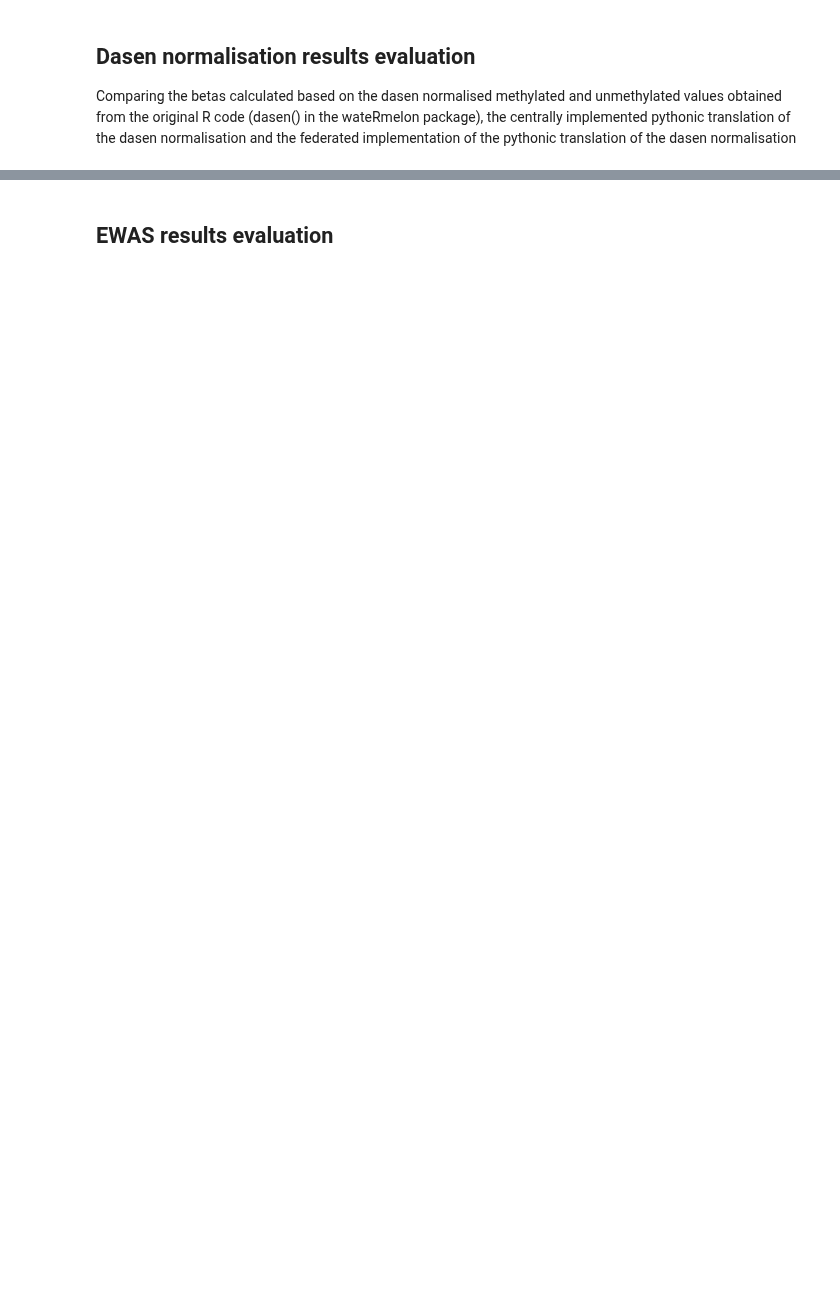
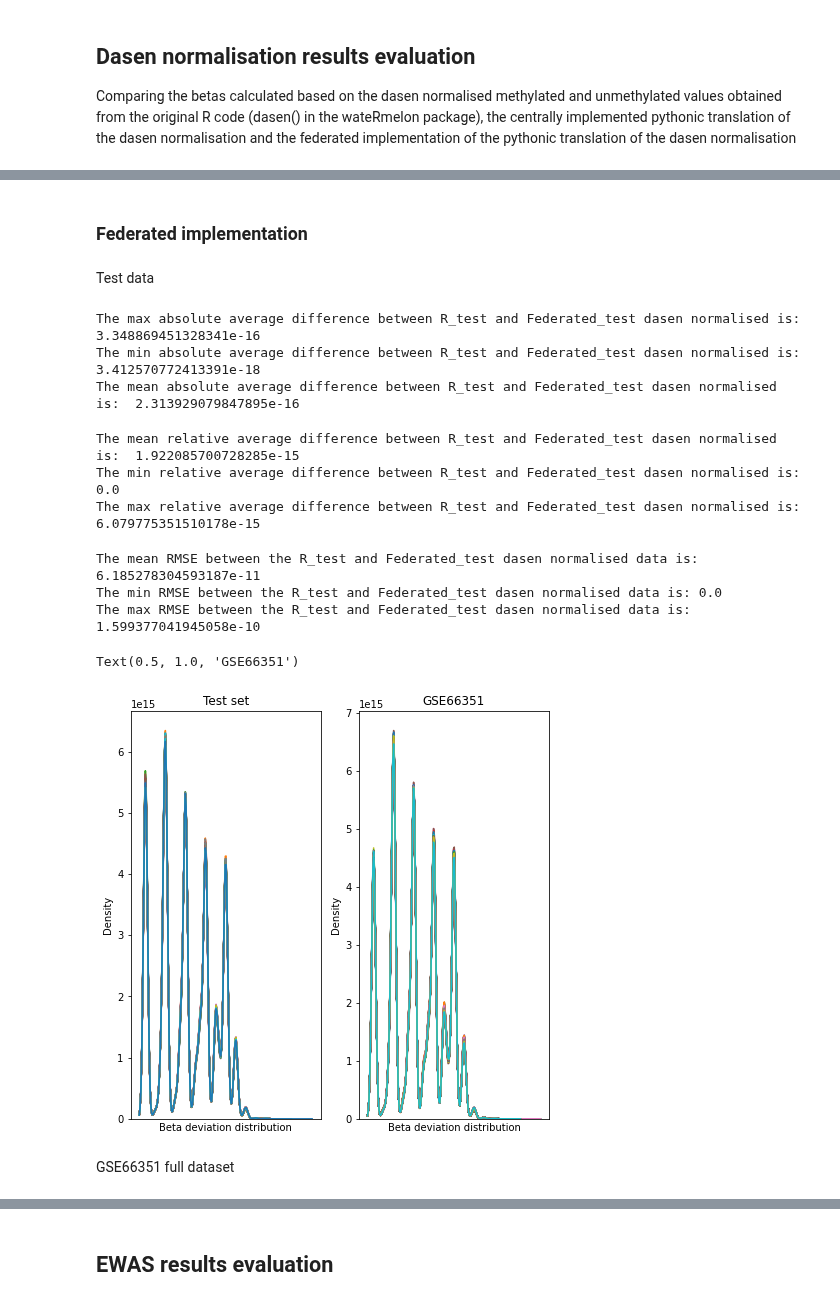
Before and after one commit to Waterkers/Federated_Differential_Methylation_Analysis, a Jupyter notebook: Evaluations/r_vs_python_test.ipynb, the cells around one changed output, grey strips where cells are left out. Drawn from its saved outputs; the diff is of its cells as text; code cells hidden in the pictures; blank space fills up the shorter version.

Commit message:
add code to make the divation distribution plot

```diff
--- a/Evaluations/r_vs_python_test.ipynb
+++ b/Evaluations/r_vs_python_test.ipynb
@@ -14,0 +19,12 @@ Federated_dasen = None
+# %%
+Federated_dasen = pd.merge(Federated_dasen1, Federated_dasen2, how="left", left_index=True, right_index=True)
+Federated_dasen = pd.merge(Federated_dasen, Federated_dasen3, how="left", left_index=True, right_index=True)
+Federated_dasen = Federated_dasen[R_dasen.columns]
+# %%
+#test data performance metrics
+r_das_test = pd.read_csv("E:\\Msc Systems Biology\\MSB5000_Master_Thesis\\Practical work\\Federated_Differential_Methylation_Analysis\\Fed_test\\rNorm_test_betas.csv", index_col =0)
+fed_das_test1 = pd.read_csv("E:\\Msc Systems Biology\\MSB5000_Master_Thesis\\Practical work\\Federated_Differential_Methylation_Analysis\\Fed_test\\split1_betas.csv", index_col=0)
+fed_das_test2 = pd.read_csv("E:\\Msc Systems Biology\\MSB5000_Master_Thesis\\Practical work\\Federated_Differential_Methylation_Analysis\\Fed_test\\split2_betas.csv", index_col=0)
+fed_das_test3 = pd.read_csv("E:\\Msc Systems Biology\\MSB5000_Master_Thesis\\Practical work\\Federated_Differential_Methylation_Analysis\\Fed_test\\split3_betas.csv", index_col=0)
+fed_das_test = pd.merge(fed_das_test1, fed_das_test2, how="inner", left_index=True, right_index=True)
+fed_das_test = pd.merge(fed_das_test, fed_das_test3, how="inner", left_index=True, right_index=True)
@@ -14,0 +61,62 @@ Federated_dasen = None
+# %% [markdown]
+### Federated implementation
+# %% [markdown]
+Test data
+# %%
+# absolute difference between the beta values
+if np.all(r_das_test.index == fed_das_test.index):
+    dasen_test_diff_federated = pd.Series.abs(r_das_test - fed_das_test)
+else: print("different probes in the two dataframes")
+
+average_absolute_diff_test_dasen = dasen_test_diff_federated.mean(axis = 1)
+print("The max absolute average difference between R_test and Federated_test dasen normalised is: ", average_absolute_diff_test_dasen.max())
+print("The min absolute average difference between R_test and Federated_test dasen normalised is: ", average_absolute_diff_test_dasen.min())
+print("The mean absolute average difference between R_test and Federated_test dasen normalised is: ", average_absolute_diff_test_dasen.mean())
+# %% [output]
+The max absolute average difference between R_test and Federated_test dasen normalised is:  3.348869451328341e-16
+The min absolute average difference between R_test and Federated_test dasen normalised is:  3.412570772413391e-18
+The mean absolute average difference between R_test and Federated_test dasen normalised is:  2.313929079847895e-16
+# %%
+print("The mean relative average difference between R_test and Federated_test dasen normalised is: ", np.mean((pd.Series.abs((r_das_test - fed_das_test))/r_das_test).max(axis = 1)))
+print("The min relative average difference between R_test and Federated_test dasen normalised is: ", np.min(((pd.Series.abs(r_das_test - fed_das_test)/r_das_test).min(axis = 1))))
+print("The max relative average difference between R_test and Federated_test dasen normalised is: ", np.max(((pd.Series.abs(r_das_test - fed_das_test)/r_das_test).max(axis = 1))))
+# %% [output]
+The mean relative average difference between R_test and Federated_test dasen normalised is:  1.922085700728285e-15
+The min relative average difference between R_test and Federated_test dasen normalised is:  0.0
+The max relative average difference between R_test and Federated_test dasen normalised is:  6.079775351510178e-15
+# %%
+# root mean square error between the pythonic/federated beta values and the r beta values (used as ground truth values)
+#RSEM_probe = np.sqrt(pd.DataFrame.abs((r_das_test - fed_das_test).sum(axis=1)/len(r_das_test))) #for each probe
+print("The mean RMSE between the R_test and Federated_test dasen normalised data is:", np.sqrt(pd.DataFrame.abs((r_das_test - fed_das_test).sum(axis=1)/len(r_das_test))).mean())
+print("The min RMSE between the R_test and Federated_test dasen normalised data is:", np.sqrt(pd.DataFrame.abs((r_das_test - fed_das_test).sum(axis=1)/len(r_das_test))).min())
+print("The max RMSE between the R_test and Federated_test dasen normalised data is:", np.sqrt(pd.DataFrame.abs((r_das_test - fed_das_test).sum(axis=1)/len(r_das_test))).max())
+# %% [output]
+The mean RMSE between the R_test and Federated_test dasen normalised data is: 6.185278304593187e-11
+The min RMSE between the R_test and Federated_test dasen normalised data is: 0.0
+The max RMSE between the R_test and Federated_test dasen normalised data is: 1.599377041945058e-10
+# %%
+import matplotlib.pyplot as plt
+import seaborn as sns
+#r and fed beta deviation desity distribution plot
+# absolute difference between the beta values
+if np.all(r_das_test.index == fed_das_test.index):
+    dasen_test_diff_federated = pd.Series.abs(r_das_test - fed_das_test)
+else: print("different probes in the two dataframes")
+if np.all(R_dasen.index == Federated_dasen.index):
+    dasen_diff_federated = pd.Series.abs(R_dasen - Federated_dasen)
+else: print("different probes in the two dataframes")
+n,m = dasen_test_diff_federated.shape
+fig, (ax1, ax2) = plt.subplots(nrows=1, ncols=2, figsize=(7.5,7.5))
+for sample in dasen_test_diff_federated.columns.values:
+    sns.kdeplot(x=dasen_test_diff_federated.loc[:,sample], ax=ax1)
+    ax1.set_xticks([])
+for sample in Federated_dasen.columns.values:
+    sns.kdeplot(x=dasen_diff_federated.loc[:,sample], ax=ax2)
+    ax2.set_xticks([])
+ax1.set_xlabel("Beta deviation distribution")
+ax1.set_title("Test set")
+ax2.set_xlabel("Beta deviation distribution")
+ax2.set_title("GSE66351")
+# %% [output]
+Text(0.5, 1.0, 'GSE66351')
+[figure, added]
@@ -15,2 +125,4 @@ Federated_dasen = None
+# %% [markdown]
+GSE66351 full dataset
 # %%
 # absolute difference between the beta values
```
Also changed, not shown: parts of 30 cells of this notebook.
